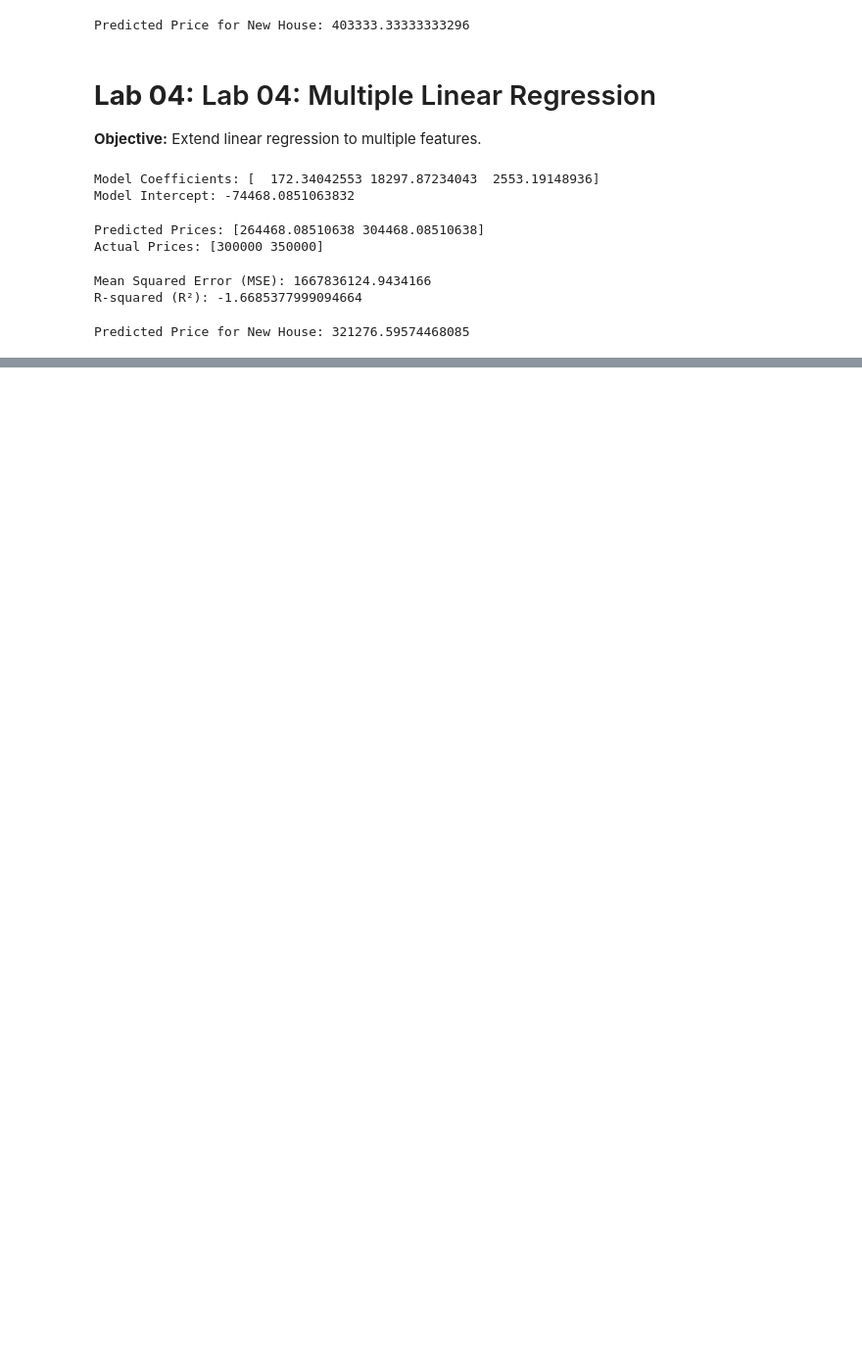
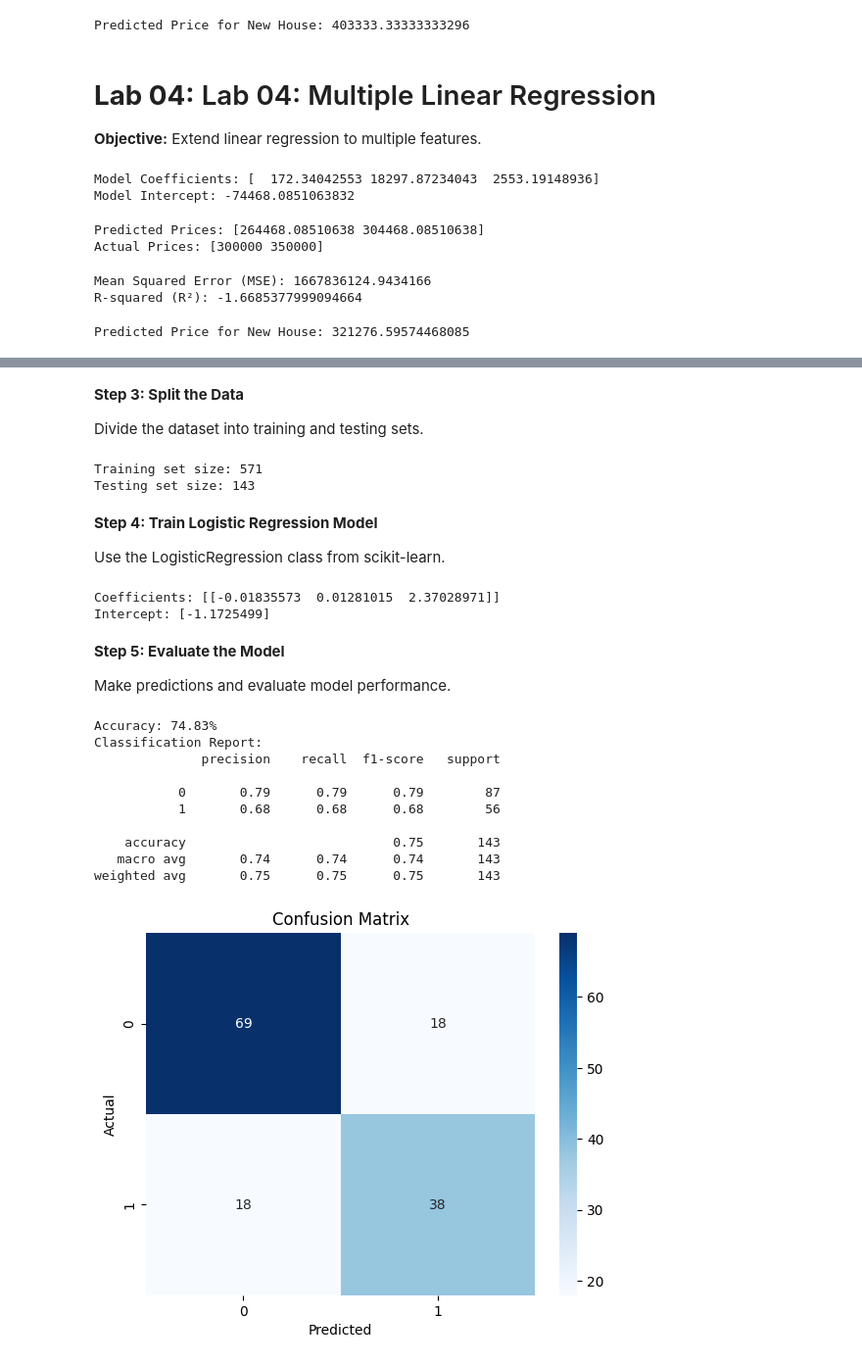
Before and after one commit to shivannadm/Data_Science_path, a Jupyter notebook: Lab_Exercise_05_Data_Science.ipynb, the cells around one changed output, grey strips where cells are left out. Shown at 98% size. Cells and saved outputs as stored; diff of their text form; code cells hidden in the pictures; blank space fills up the shorter version.

```diff
--- a/Lab_Exercise_05_Data_Science.ipynb
+++ b/Lab_Exercise_05_Data_Science.ipynb
@@ -236,0 +287,67 @@ Predicted Price for New House: 321276.59574468085
+# %% [markdown]
+**Step 3: Split the Data**
+
+Divide the dataset into training and testing sets.
+# %%
+# Define features (X) and target (y)
+X = df[['age', 'fare', 'sex']]
+y = df['survived']
+
+# Split data into training and testing sets
+X_train, X_test, y_train, y_test = train_test_split(X, y, test_size=0.2, random_state=42)
+
+print(f"Training set size: {len(X_train)}")
+print(f"Testing set size: {len(X_test)}")
+# %% [output]
+Training set size: 571
+Testing set size: 143
+# %% [markdown]
+**Step 4: Train Logistic Regression Model**
+
+Use the LogisticRegression class from scikit-learn.
+# %%
+# Initialize and fit logistic regression model
+model = LogisticRegression()
+model.fit(X_train, y_train)
+
+# Display coefficients
+print(f"Coefficients: {model.coef_}")
+print(f"Intercept: {model.intercept_}")
+# %% [output]
+Coefficients: [[-0.01835573  0.01281015  2.37028971]]
+Intercept: [-1.1725499]
+# %% [markdown]
+**Step 5: Evaluate the Model**
+
+Make predictions and evaluate model performance.
+# %%
+# Make predictions
+y_pred = model.predict(X_test)
+
+# Calculate accuracy
+accuracy = accuracy_score(y_test, y_pred)
+print(f"Accuracy: {accuracy * 100:.2f}%")
+
+# Generate classification report
+print("Classification Report:")
+print(classification_report(y_test, y_pred))
+
+# Confusion Matrix
+cm = confusion_matrix(y_test, y_pred)
+sns.heatmap(cm, annot=True, fmt='d', cmap='Blues')
+plt.xlabel('Predicted')
+plt.ylabel('Actual')
+plt.title('Confusion Matrix')
+plt.show()
+# %% [output]
+Accuracy: 74.83%
+Classification Report:
+              precision    recall  f1-score   support
+
+           0       0.79      0.79      0.79        87
+           1       0.68      0.68      0.68        56
+
+    accuracy                           0.75       143
+   macro avg       0.74      0.74      0.74       143
+weighted avg       0.75      0.75      0.75       143
+[figure, added]
```
Also changed, not shown: parts of 9 cells of this notebook.
